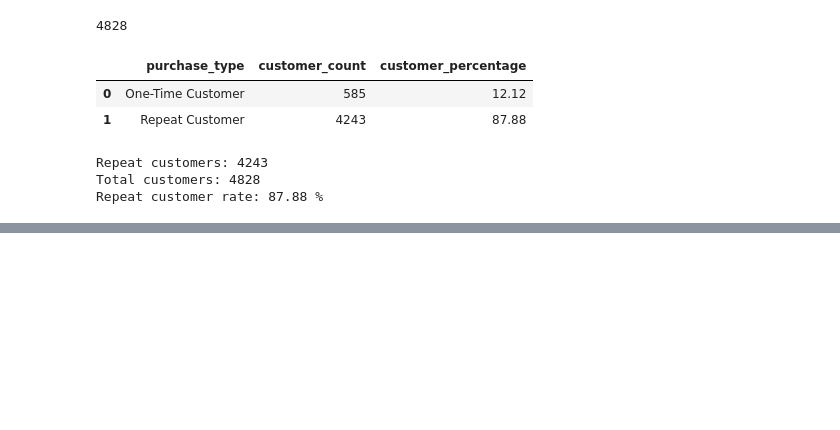
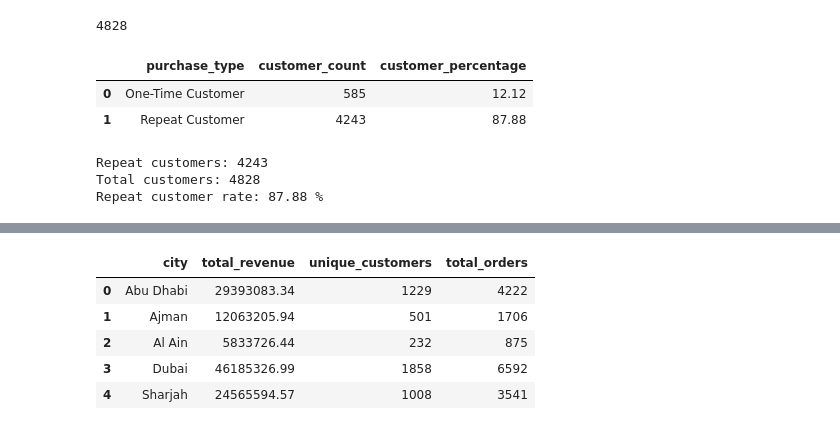
Before and after one commit to Mohammedvahith/E-commerce-Sales-Customer-Analytics, a Jupyter notebook: shopease-analytics/notebooks/03_eda.ipynb, the cells around one changed output, grey strips where cells are left out. Cells and saved outputs as stored; diff of their text form; code cells hidden in the pictures; blank space fills up the shorter version.

```diff
--- a/shopease-analytics/notebooks/03_eda.ipynb
+++ b/shopease-analytics/notebooks/03_eda.ipynb
@@ -1470,0 +1607,25 @@ Repeat customer rate: 87.88 %
+# %%
+# Count customers and orders by city
+
+city_analysis = (
+    delivered_sales.groupby("city")
+    .agg(
+        total_revenue = ("total_amount","sum"),
+        unique_customers = ("customer_id","nunique"),
+        total_orders = ("order_id","nunique")
+    )
+    .reset_index()
+)
+
+city_analysis["total_revenue"] = (
+    city_analysis["total_revenue"].round(2)
+)
+
+display(city_analysis)
+# %% [output]
+|  | city | total_revenue | unique_customers | total_orders |
+| 0 | Abu Dhabi | 29393083.34 | 1229 | 4222 |
+| 1 | Ajman | 12063205.94 | 501 | 1706 |
+| 2 | Al Ain | 5833726.44 | 232 | 875 |
+| 3 | Dubai | 46185326.99 | 1858 | 6592 |
+| 4 | Sharjah | 24565594.57 | 1008 | 3541 |
```
Also changed, not shown: parts of 13 cells of this notebook.
